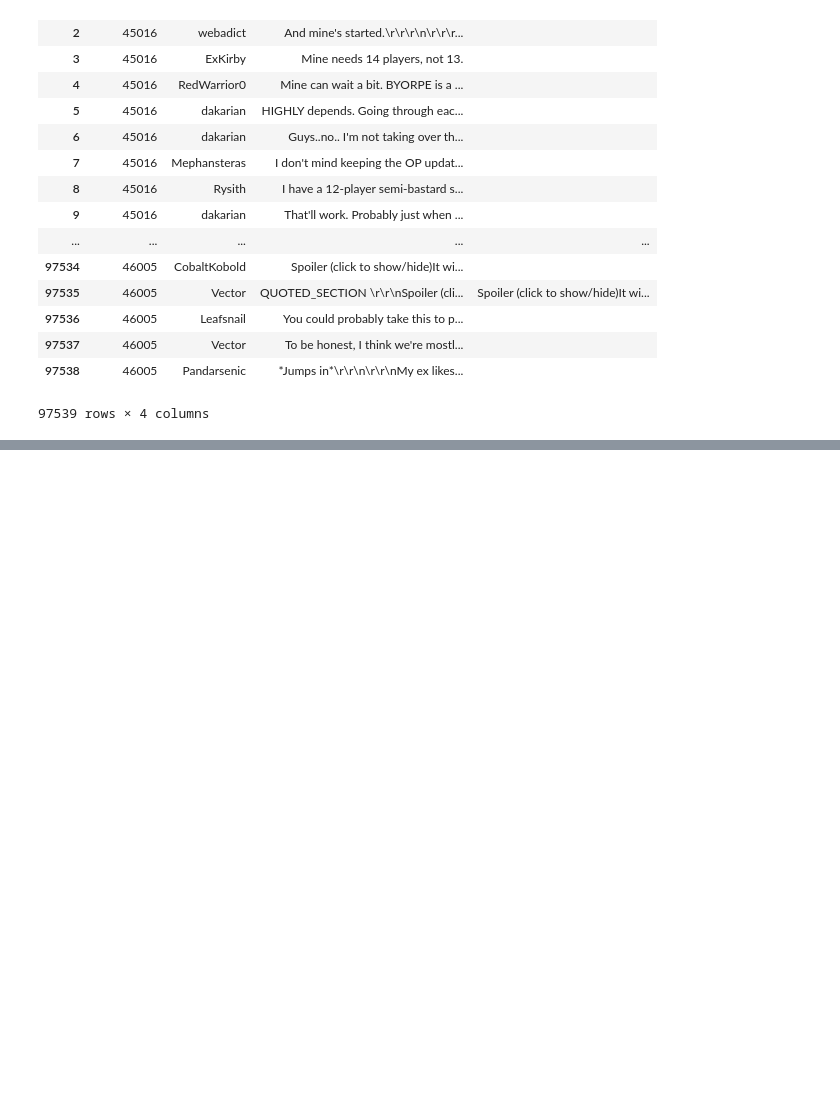
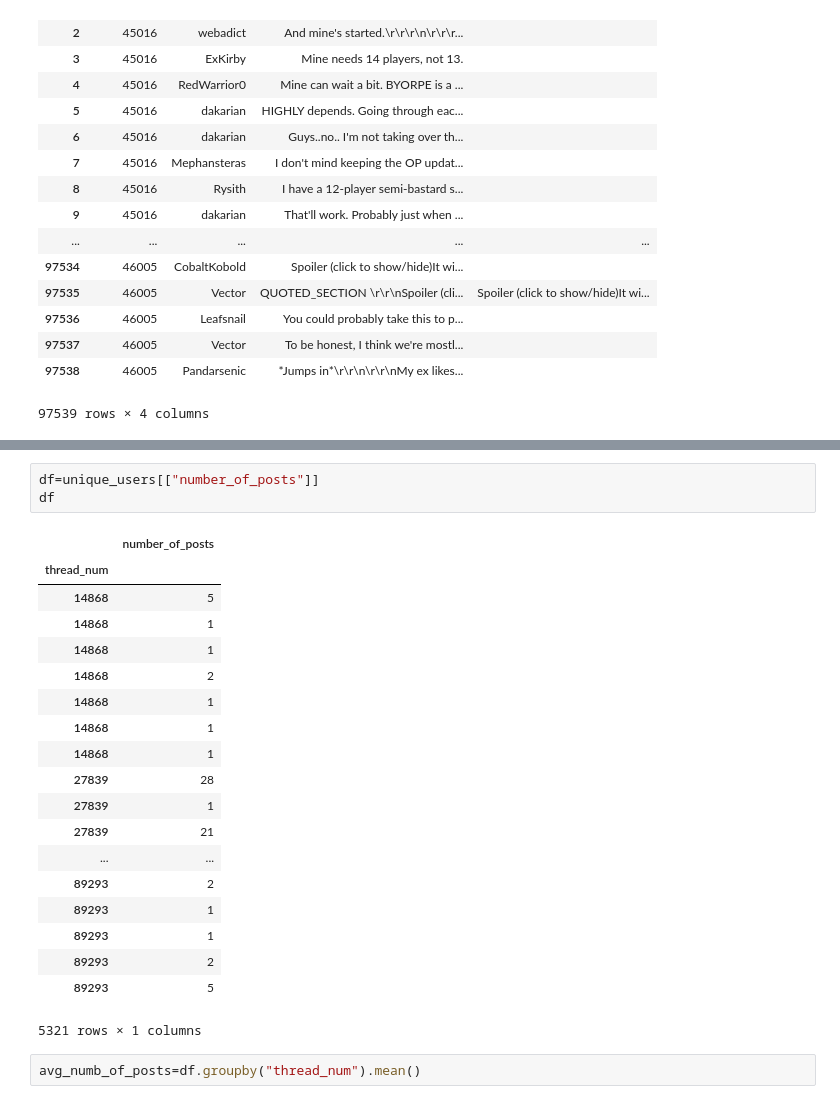
Before and after one commit to Nikishul/Kaggle-NMA-Competition, a Jupyter notebook: notebooks/NMA visualization.ipynb, the cells around one changed output, grey strips where cells are left out. Cells and saved outputs as stored; diff of their text form; blank space fills up the shorter version.

```diff
--- a/notebooks/NMA visualization.ipynb
+++ b/notebooks/NMA visualization.ipynb
@@ -115,0 +154,25 @@ TypeError: Must pass both levels and labels
+# %%
+df=unique_users[["number_of_posts"]]
+df
+# %% [output]
+|  | number_of_posts |
+| thread_num |  |
+| 14868 | 5 |
+| 14868 | 1 |
+| 14868 | 1 |
+| 14868 | 2 |
+| 14868 | 1 |
+| 14868 | 1 |
+| 14868 | 1 |
+| 27839 | 28 |
+| 27839 | 1 |
+| 27839 | 21 |
+| ... | ... |
+| 89293 | 2 |
+| 89293 | 1 |
+| 89293 | 1 |
+| 89293 | 2 |
+| 89293 | 5 |
+5321 rows × 1 columns
+# %%
+avg_numb_of_posts=df.groupby("thread_num").mean()
```
Also changed, not shown: parts of 8 cells of this notebook, 3 other files.
